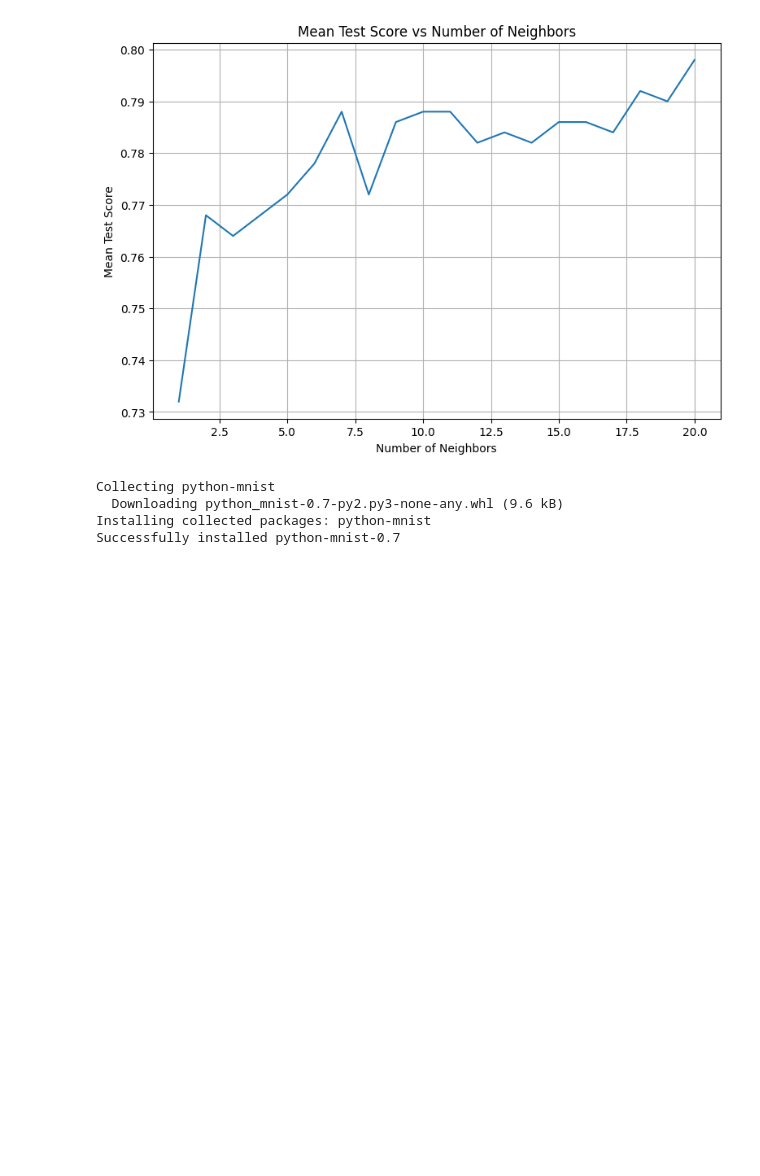
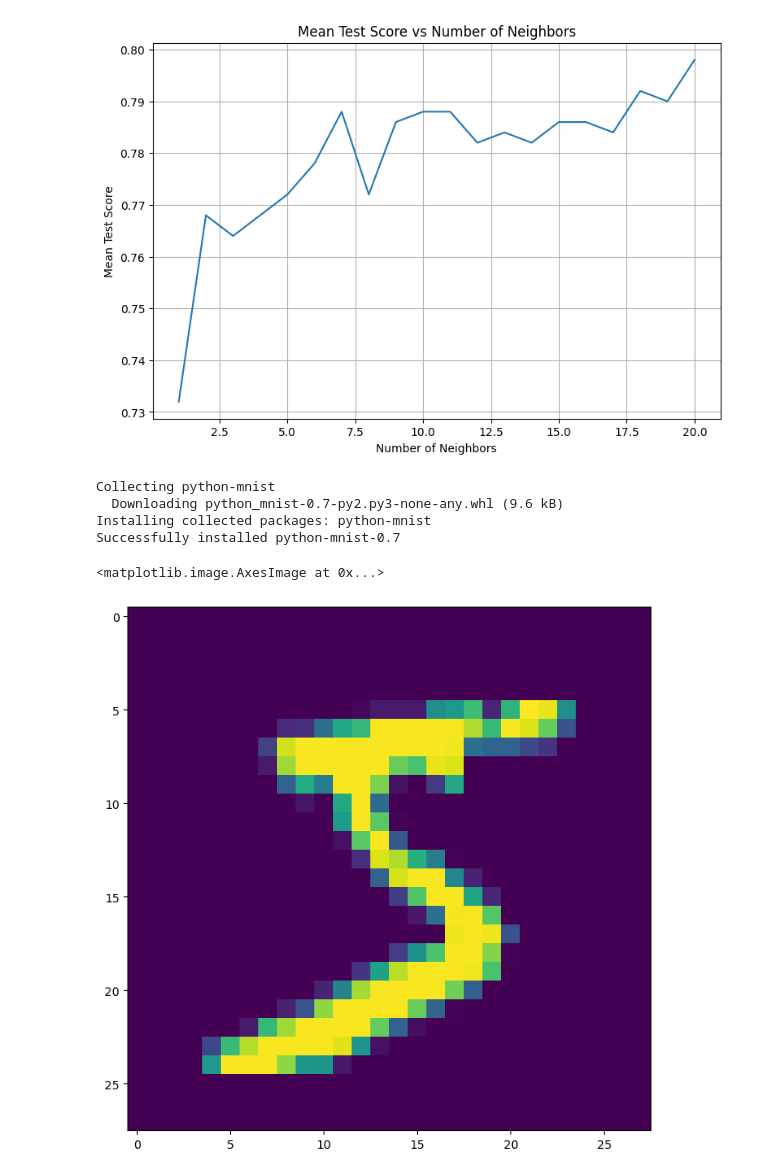
Before and after one commit to SergeyHSE/k_NN.github.io, a Jupyter notebook: k_NN.ipynb, the cells around one changed output. Saved outputs shown, nothing was run; the diff lists cells and outputs as text; code cells hidden in the pictures; blank space fills up the shorter version.

```diff
--- a/k_NN.ipynb
+++ b/k_NN.ipynb
@@ -129,3 +129,15 @@ Collecting python-mnist
   Downloading python_mnist-0.7-py2.py3-none-any.whl (9.6 kB)
 Installing collected packages: python-mnist
 Successfully installed python-mnist-0.7
+# %%
+from mnist import MNIST
+
+mndata = MNIST('./dir_with_mnist_data_files', gz=True)
+images, labels = mndata.load_training()
+images, labels = np.array(images), np.array(labels)
+# %%
+plt.figure(figsize=(8,8), dpi=100)
+plt.imshow(images[0].reshape(28, 28))
+# %% [output]
+<matplotlib.image.AxesImage at 0x...>
+[figure, added]
```
